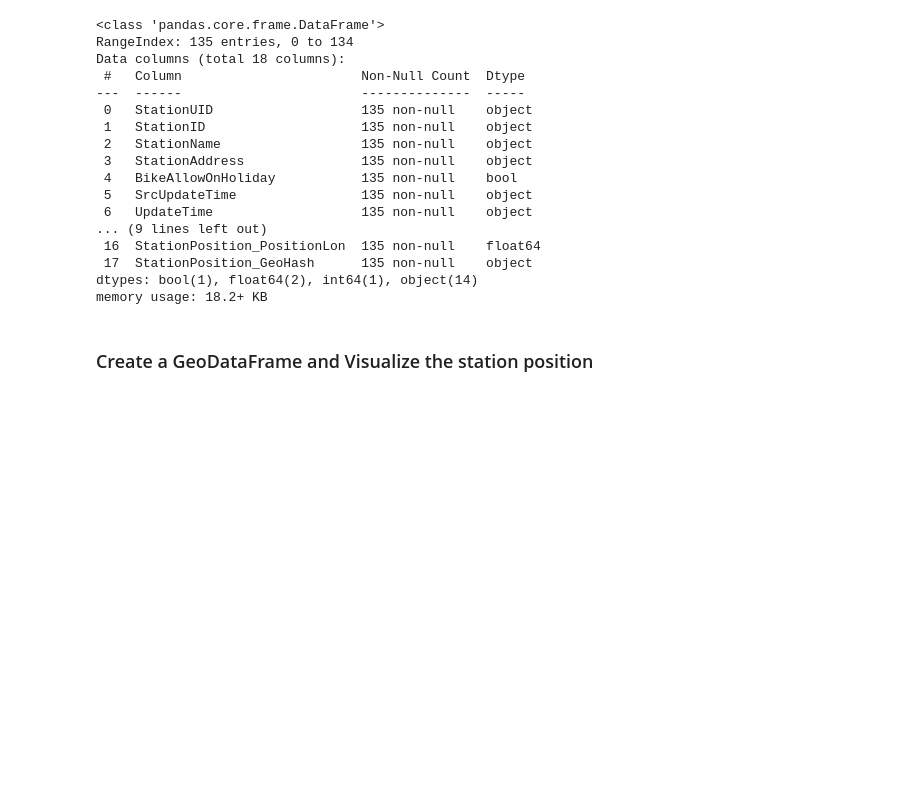
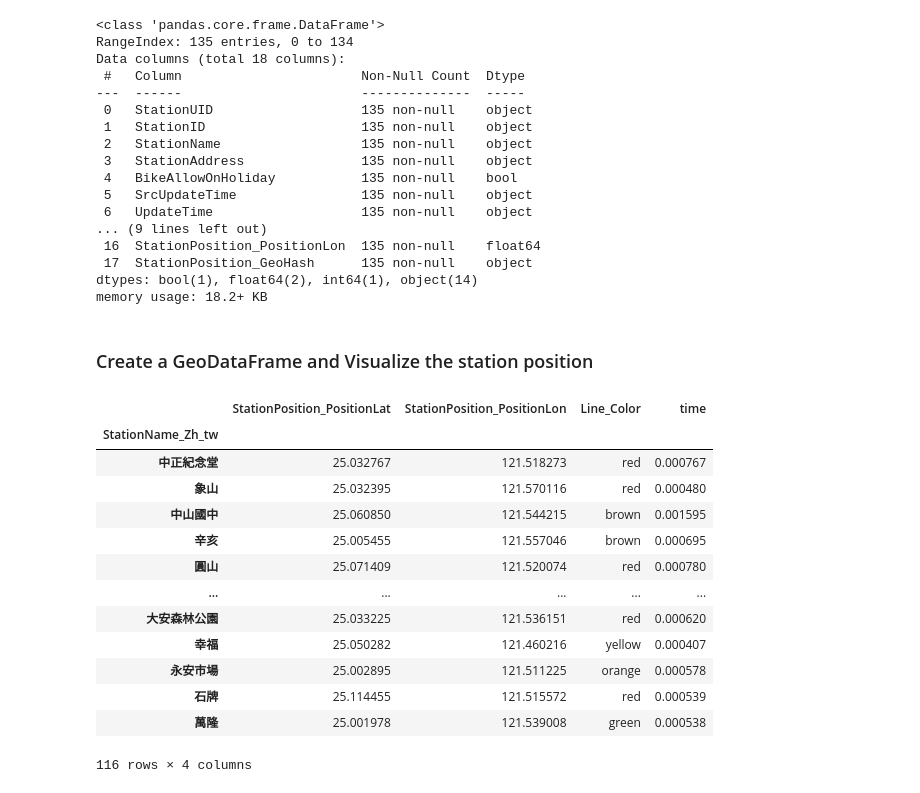
Before and after one commit to candicehwliu/taipei-mrt-map, a Jupyter notebook: Final Project-MRT station.ipynb, the cells around one changed output. Cells and saved outputs as stored; diff of their text form; code cells hidden in the pictures; blank space fills up the shorter version.

Commit message:
Heat complete

```diff
--- a/Final Project-MRT station.ipynb
+++ b/Final Project-MRT station.ipynb
@@ -121,6 +115,56 @@ import geopandas
 from shapely import wkt
 from graphics import Point
 import scipy.stats as st
+# %%
+# mark different colors by MRT station lines
+def color_extract(color_ID):
+    if color_ID[0:2] == 'BR':
+        return 'brown'
+    elif color_ID[0:1] == 'R':
+        return 'red'
+    elif color_ID[0:1] == 'Y':
+        return 'yellow'
+    elif color_ID[0:1] == 'B' or color_ID[0:2] == 'BL':
+        return 'blue'
+    elif color_ID[0:1] == 'O':
+        return 'orange'
+    elif color_ID[0:1] == 'G':
+        return 'green'
+
+station_df['Line_Color'] = station_df['StationID'].apply(color_extract)
+try:
+    station_df = station_df.drop(columns=['StationUID', 'StationID', 'StationName', 'StationAddress',
+       'BikeAllowOnHoliday', 'SrcUpdateTime', 'UpdateTime', 'VersionID',
+       'StationPosition', 'LocationCity', 'LocationCityCode', 'LocationTown',
+       'LocationTownCode','StationPosition_GeoHash',"StationName_En"])
+except:
+    pass
+
+stations = station_df.drop_duplicates(subset=["StationName_Zh_tw"]).set_index("StationName_Zh_tw").drop(index=["小碧潭","新北投"])
+with open('all_time.pickle', 'rb') as handle:
+    all_time = pickle.load(handle)
+    handle.close()
+
+heat_source = all_time["西湖"]
+heat_source = pd.DataFrame(list(heat_source.items()),
+                           columns=['Station', 'TakeTime']).set_index("Station")
+stations["time"] = 1/ heat_source.TakeTime
+stations
+# %% [output]
+|  | StationPosition_PositionLat | StationPosition_PositionLon | Line_Color | time |
+| StationName_Zh_tw |  |  |  |  |
+| 中正紀念堂 | 25.032767 | 121.518273 | red | 0.000767 |
+| 象山 | 25.032395 | 121.570116 | red | 0.000480 |
+| 中山國中 | 25.060850 | 121.544215 | brown | 0.001595 |
+| 辛亥 | 25.005455 | 121.557046 | brown | 0.000695 |
+| 圓山 | 25.071409 | 121.520074 | red | 0.000780 |
+| ... | ... | ... | ... | ... |
+| 大安森林公園 | 25.033225 | 121.536151 | red | 0.000620 |
+| 幸福 | 25.050282 | 121.460216 | yellow | 0.000407 |
+| 永安市場 | 25.002895 | 121.511225 | orange | 0.000578 |
+| 石牌 | 25.114455 | 121.515572 | red | 0.000539 |
+| 萬隆 | 25.001978 | 121.539008 | green | 0.000538 |
+116 rows × 4 columns
 # %%
 def get_heat(geo_df, ax, xlim, ylim):
     y = geo_df.StationPosition_PositionLat
```
Also changed, not shown: parts of 12 cells of this notebook, 1 other file.
